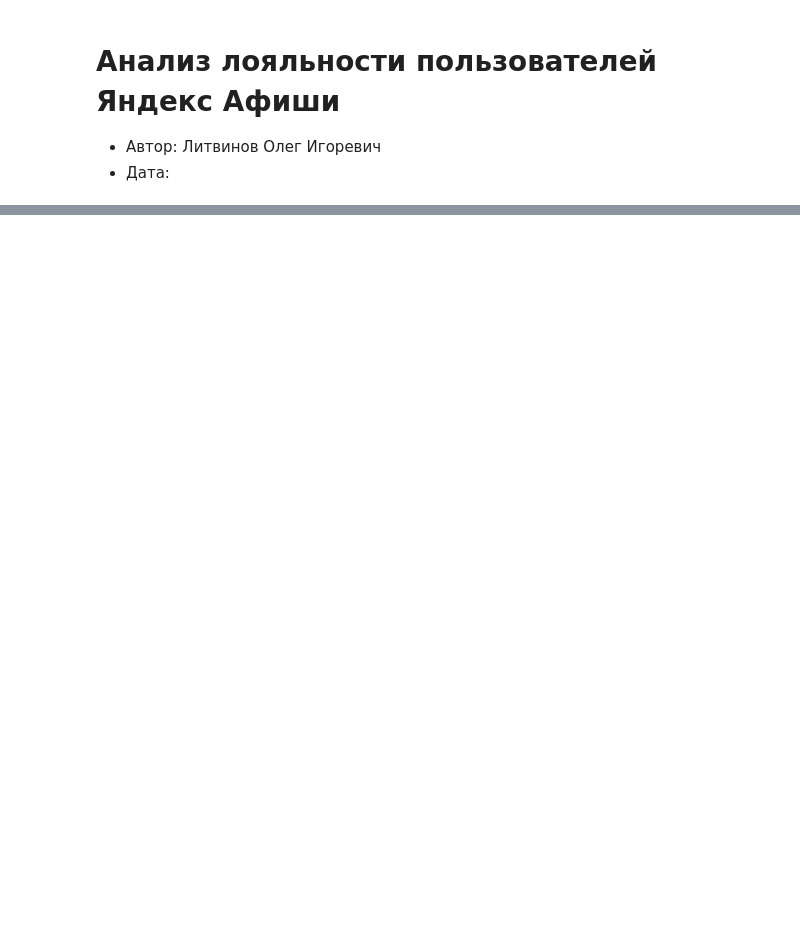
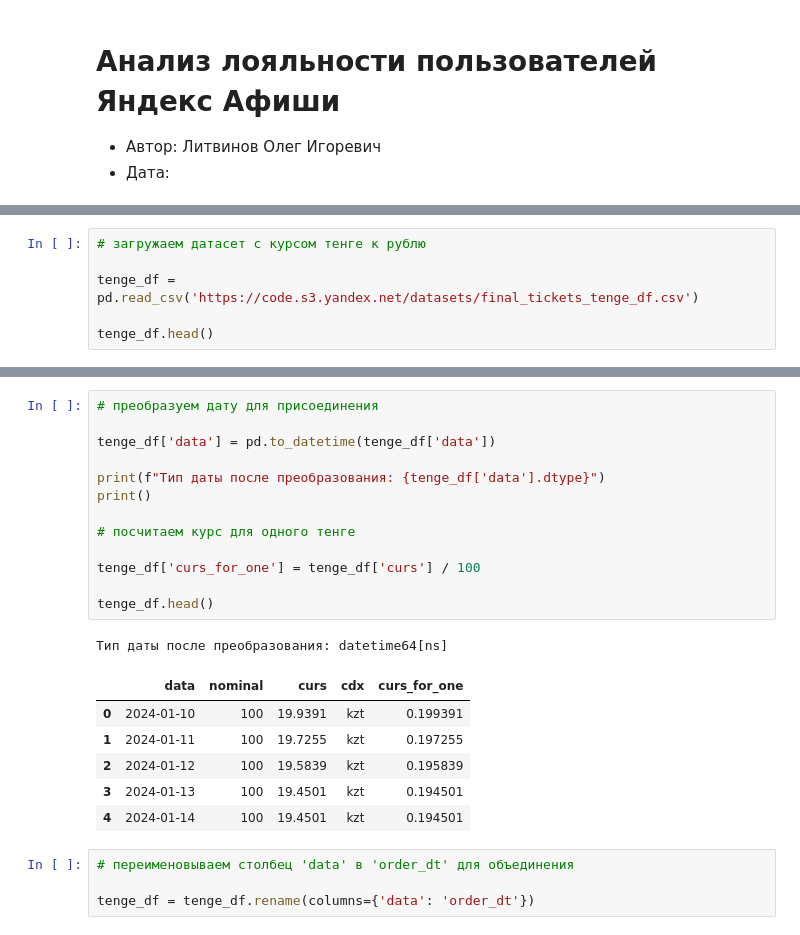
Before and after one commit to litwinowww/ya-afisha-loyalty, a Jupyter notebook: ya_afisha_loyalty.ipynb, the cells around one changed output, grey strips where cells are left out. Saved outputs shown, nothing was run; the diff lists cells and outputs as text; blank space fills up the shorter version.

```diff
--- a/ya_afisha_loyalty.ipynb
+++ b/ya_afisha_loyalty.ipynb
@@ -96,0 +193,6 @@ df.head()
+# %%
+# загружаем датасет с курсом тенге к рублю
+
+tenge_df = pd.read_csv('https://code.s3.yandex.net/datasets/final_tickets_tenge_df.csv')
+
+tenge_df.head()
@@ -96,0 +220,25 @@ df.head()
+# %%
+# преобразуем дату для присоединения
+
+tenge_df['data'] = pd.to_datetime(tenge_df['data'])
+
+print(f"Тип даты после преобразования: {tenge_df['data'].dtype}")
+print()
+
+# посчитаем курс для одного тенге
+
+tenge_df['curs_for_one'] = tenge_df['curs'] / 100
+
+tenge_df.head()
+# %% [output]
+Тип даты после преобразования: datetime64[ns]
+|  | data | nominal | curs | cdx | curs_for_one |
+| 0 | 2024-01-10 | 100 | 19.9391 | kzt | 0.199391 |
+| 1 | 2024-01-11 | 100 | 19.7255 | kzt | 0.197255 |
+| 2 | 2024-01-12 | 100 | 19.5839 | kzt | 0.195839 |
+| 3 | 2024-01-13 | 100 | 19.4501 | kzt | 0.194501 |
+| 4 | 2024-01-14 | 100 | 19.4501 | kzt | 0.194501 |
+# %%
+# переименовываем столбец 'data' в 'order_dt' для объединения
+
+tenge_df = tenge_df.rename(columns={'data': 'order_dt'})
```
Also changed, not shown: parts of 24 cells of this notebook.
